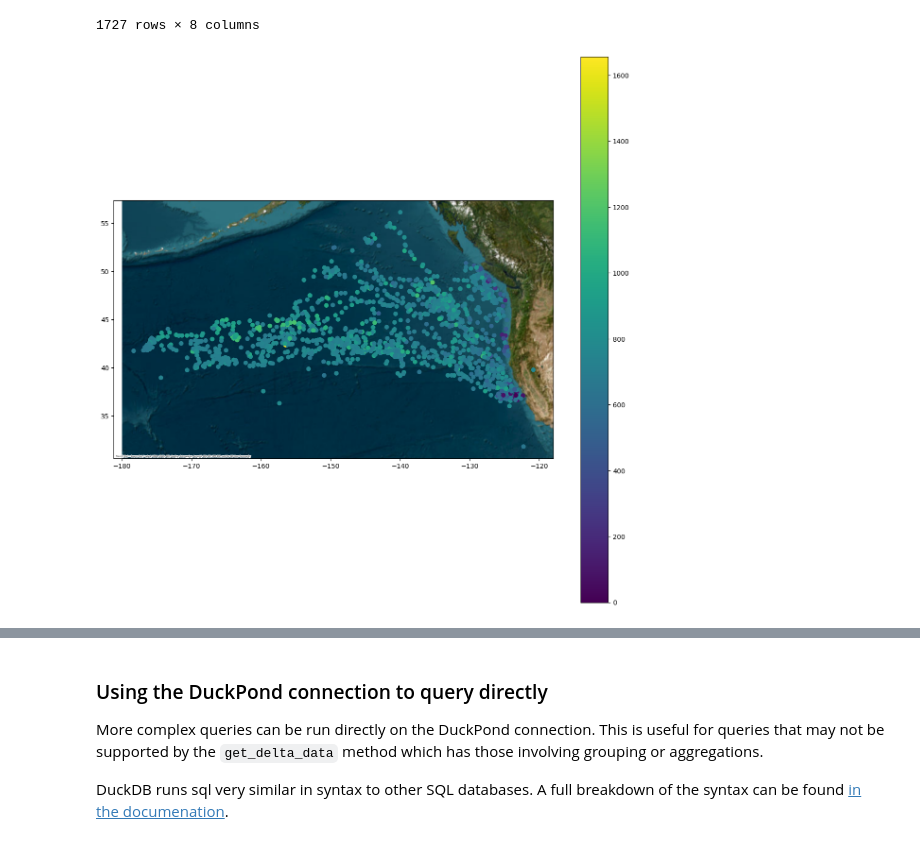
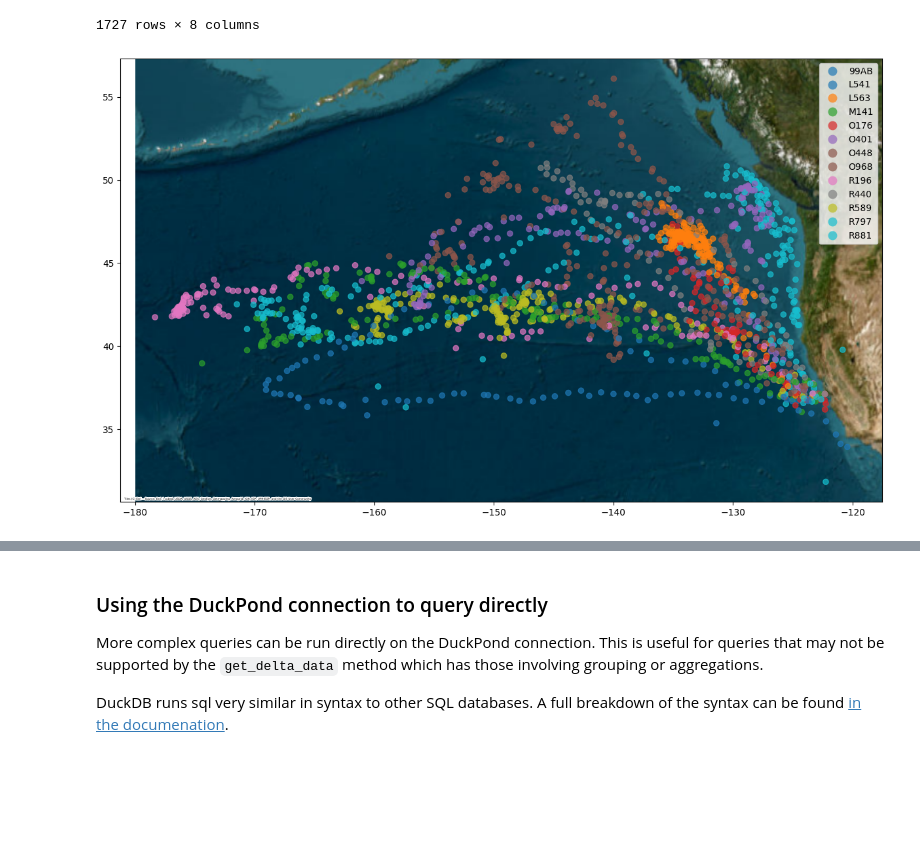
Before and after one commit to ecophysviz-lab/DiveDB, a Jupyter notebook: data_querying_documentation.ipynb, the cells around one changed output, grey strips where cells are left out. Saved outputs shown, nothing was run; the diff lists cells and outputs as text; code cells hidden in the pictures; blank space fills up the shorter version.

```diff
--- a/data_querying_documentation.ipynb
+++ b/data_querying_documentation.ipynb
@@ -219,19 +219,19 @@ df2
 # %%
 import geopandas as gpd
 import contextily as ctx
 
 gdf = gpd.GeoDataFrame(
     df2.reset_index(),
     geometry=gpd.points_from_xy(df2.reset_index().min_lon, df2.reset_index().min_lat),
     crs="EPSG:4326"
 )
 
 gdf = gdf[gdf.min_lon < -120]
 
-ax = gdf.plot(column="max_depth", figsize=(15, 15), legend=True)
+ax = gdf.plot(column="animal", figsize=(15, 15), legend=True, alpha=0.7)
 ctx.add_basemap(ax, crs=gdf.crs.to_string(), source=ctx.providers.Esri.WorldImagery, attribution_size=3, zoom=4)
 # %% [output]
-[figure, old version]
+[figure, new version]
 # %%
 import math
 from shapely.geometry import Polygon
```
Also changed, not shown: parts of 3 cells of this notebook.
